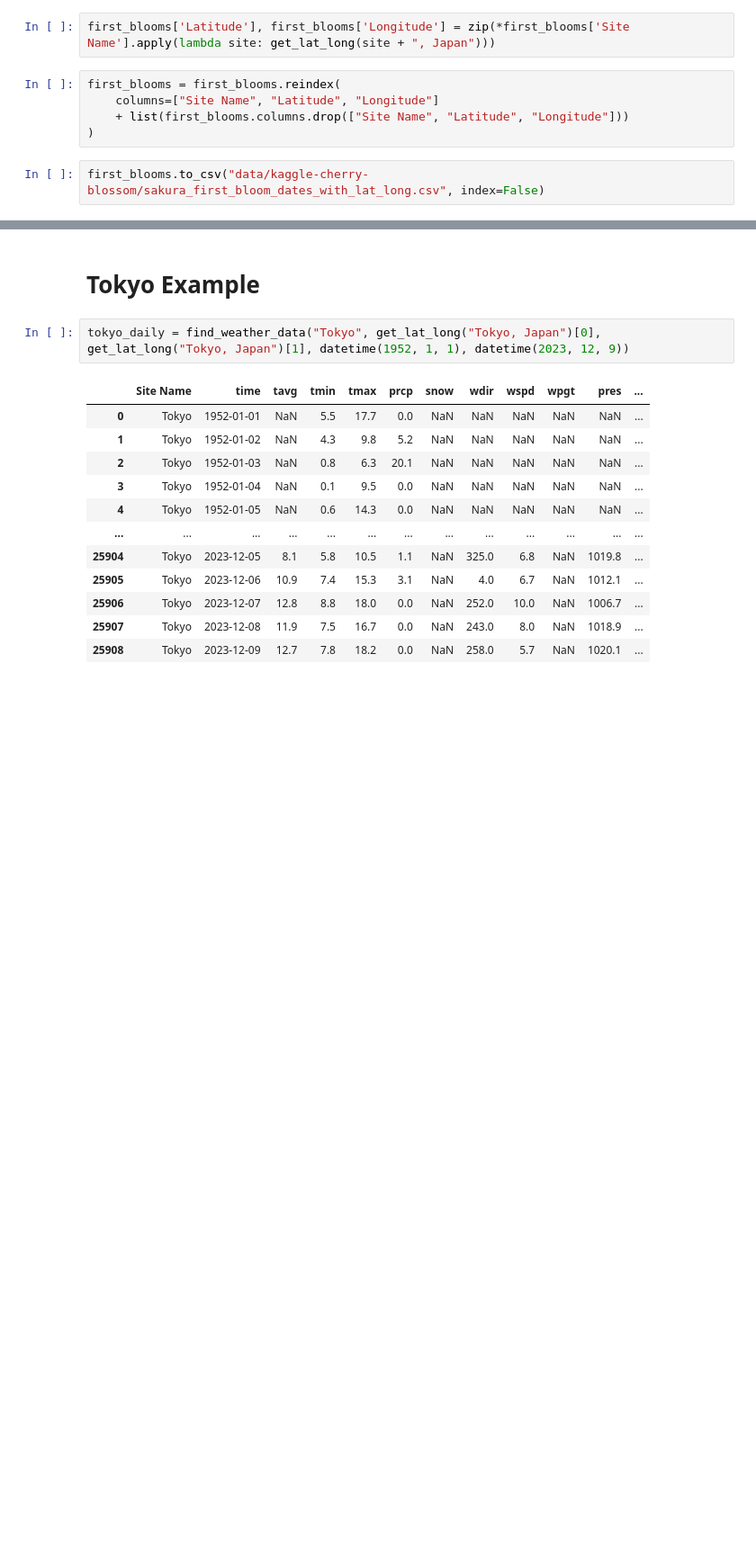
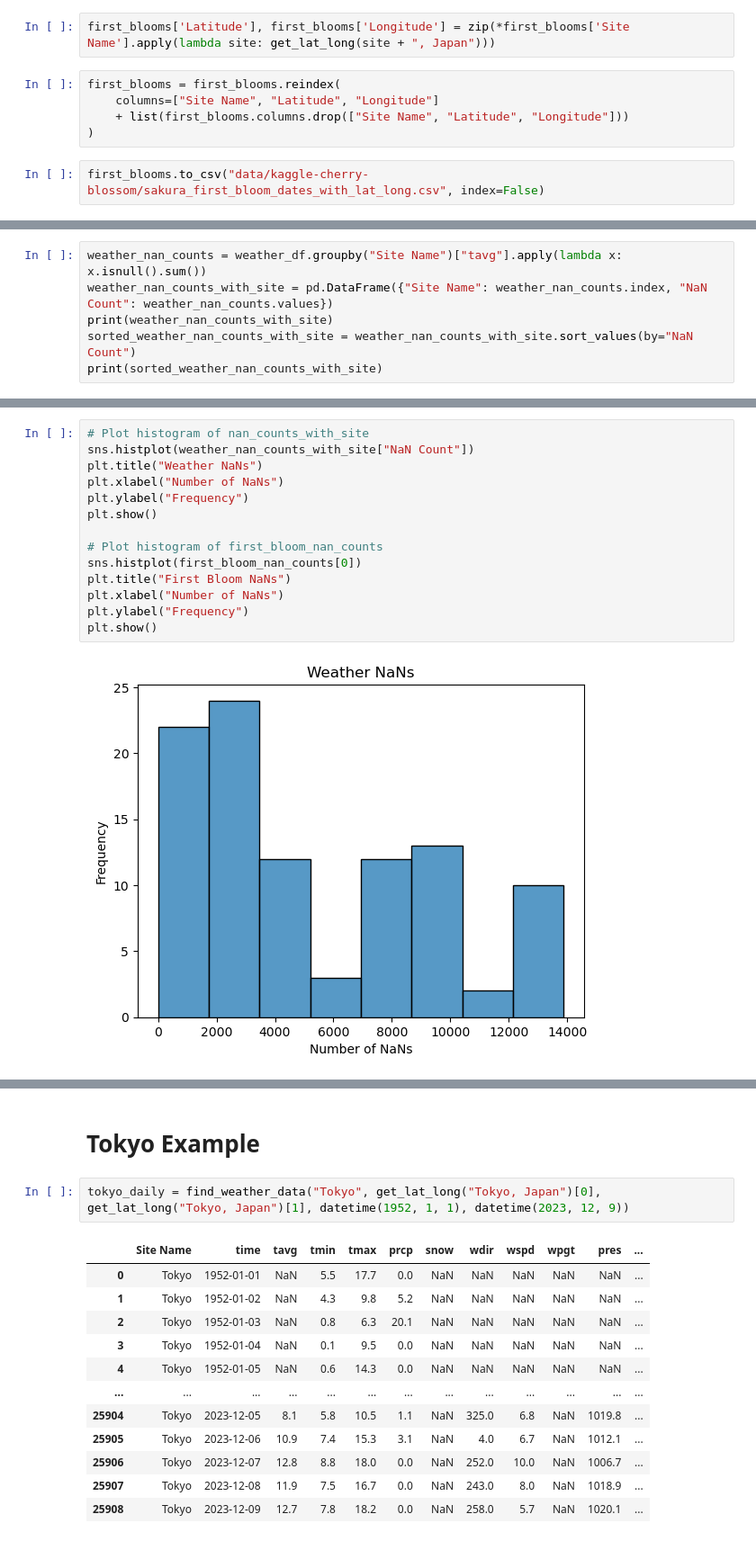
Before and after one commit to alice-gottlieb/princess-sakura, a Jupyter notebook: princess-sakura-main.ipynb, the cells around one changed output, grey strips where cells are left out. Shown: that part at 90% size. Cells and saved outputs as stored; diff of their text form; blank space fills up the shorter version.

```diff
--- a/princess-sakura-main.ipynb
+++ b/princess-sakura-main.ipynb
@@ -137,0 +145,6 @@ first_blooms.to_csv("data/kaggle-cherry-blossom/sakura_first_bloom_dates_with_la
+# %%
+weather_nan_counts = weather_df.groupby("Site Name")["tavg"].apply(lambda x: x.isnull().sum())
+weather_nan_counts_with_site = pd.DataFrame({"Site Name": weather_nan_counts.index, "NaN Count": weather_nan_counts.values})
+print(weather_nan_counts_with_site)
+sorted_weather_nan_counts_with_site = weather_nan_counts_with_site.sort_values(by="NaN Count")
+print(sorted_weather_nan_counts_with_site)
@@ -137,0 +169,16 @@ first_blooms.to_csv("data/kaggle-cherry-blossom/sakura_first_bloom_dates_with_la
+# %%
+# Plot histogram of nan_counts_with_site
+sns.histplot(weather_nan_counts_with_site["NaN Count"])
+plt.title("Weather NaNs")
+plt.xlabel("Number of NaNs")
+plt.ylabel("Frequency")
+plt.show()
+
+# Plot histogram of first_bloom_nan_counts
+sns.histplot(first_bloom_nan_counts[0])
+plt.title("First Bloom NaNs")
+plt.xlabel("Number of NaNs")
+plt.ylabel("Frequency")
+plt.show()
+# %% [output]
+[figure, added]
```
Also changed, not shown: parts of 12 cells of this notebook.
